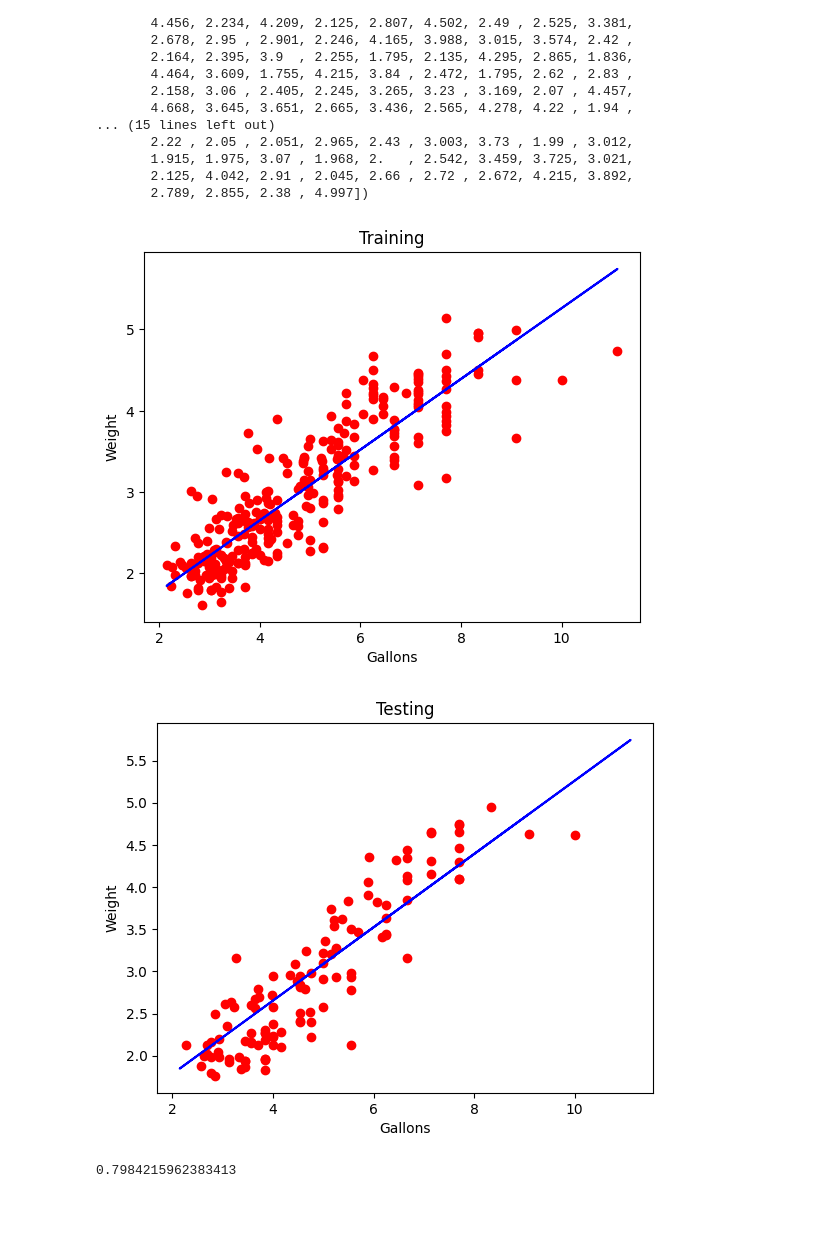
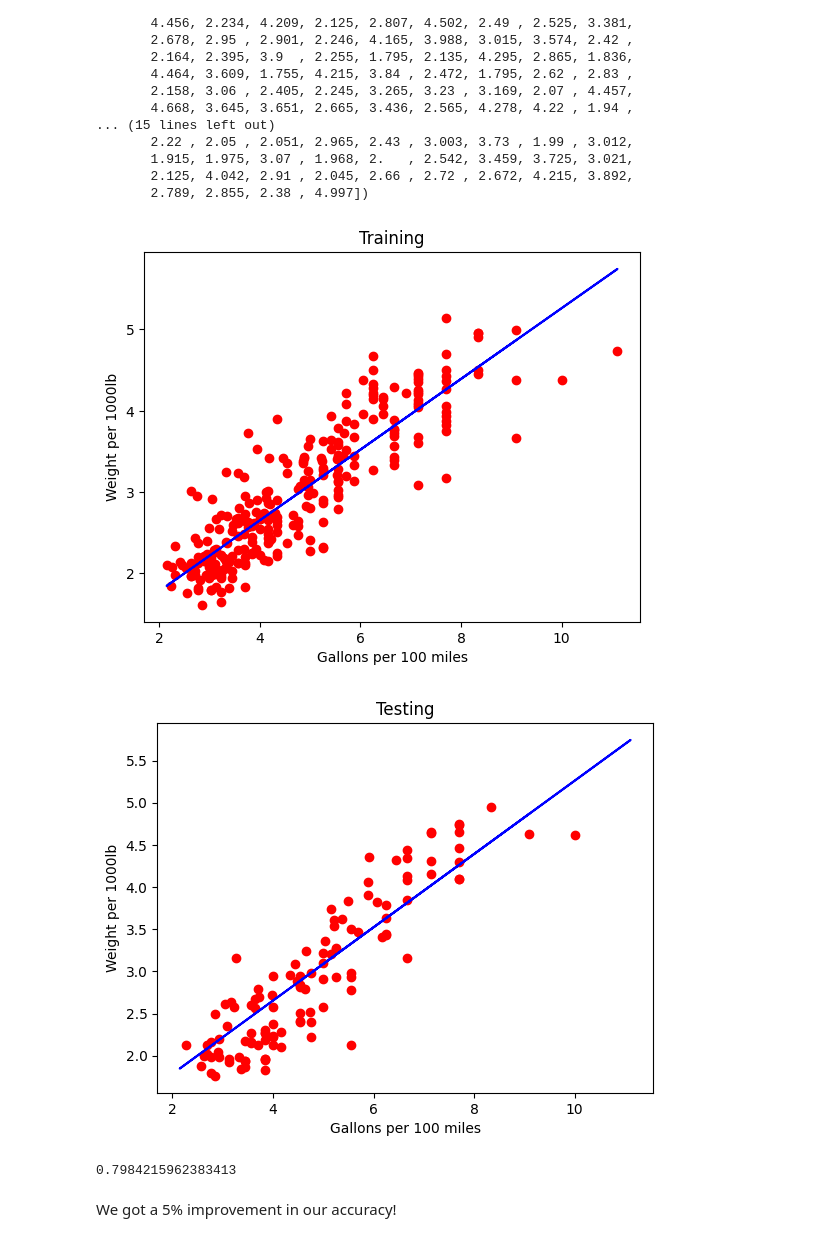
Before and after one commit to yoinkeds/Linear-Regression-Practice, a Jupyter notebook: Linear_Regression_Model.ipynb, the cells around one changed output. Drawn from its saved outputs; the diff is of its cells as text; code cells hidden in the pictures; blank space fills up the shorter version.

```diff
--- a/Linear_Regression_Model.ipynb
+++ b/Linear_Regression_Model.ipynb
@@ -212,22 +224,24 @@ pred = regressor.predict(X_test)
 # %%
 plt.scatter(X_train, y_train, color= 'red')
 plt.plot(X_train, regressor.predict(X_train), color = 'blue')
 plt.title ("Training")
-plt.xlabel("Gallons")
-plt.ylabel("Weight")
+plt.xlabel("Gallons per 100 miles")
+plt.ylabel("Weight per 1000lb")
 plt.show()
 
 #Visualizing the Test Results
 plt.scatter(X_test, y_test, color= 'red')
 plt.plot(X_train, regressor.predict(X_train), color = 'blue')
 plt.title("Testing")
-plt.xlabel("Gallons")
-plt.ylabel("Weight")
+plt.xlabel("Gallons per 100 miles")
+plt.ylabel("Weight per 1000lb")
 plt.show()
 # %% [output]
-[figure, old version]
+[figure, new version]
-[figure, old version]
+[figure, new version]
 # %%
 print(r2_score(y_test, pred))
 # %% [output]
 0.7984215962383413
+# %% [markdown]
+We got a 5% improvement in our accuracy!
```
Also changed, not shown: parts of 7 cells of this notebook.
